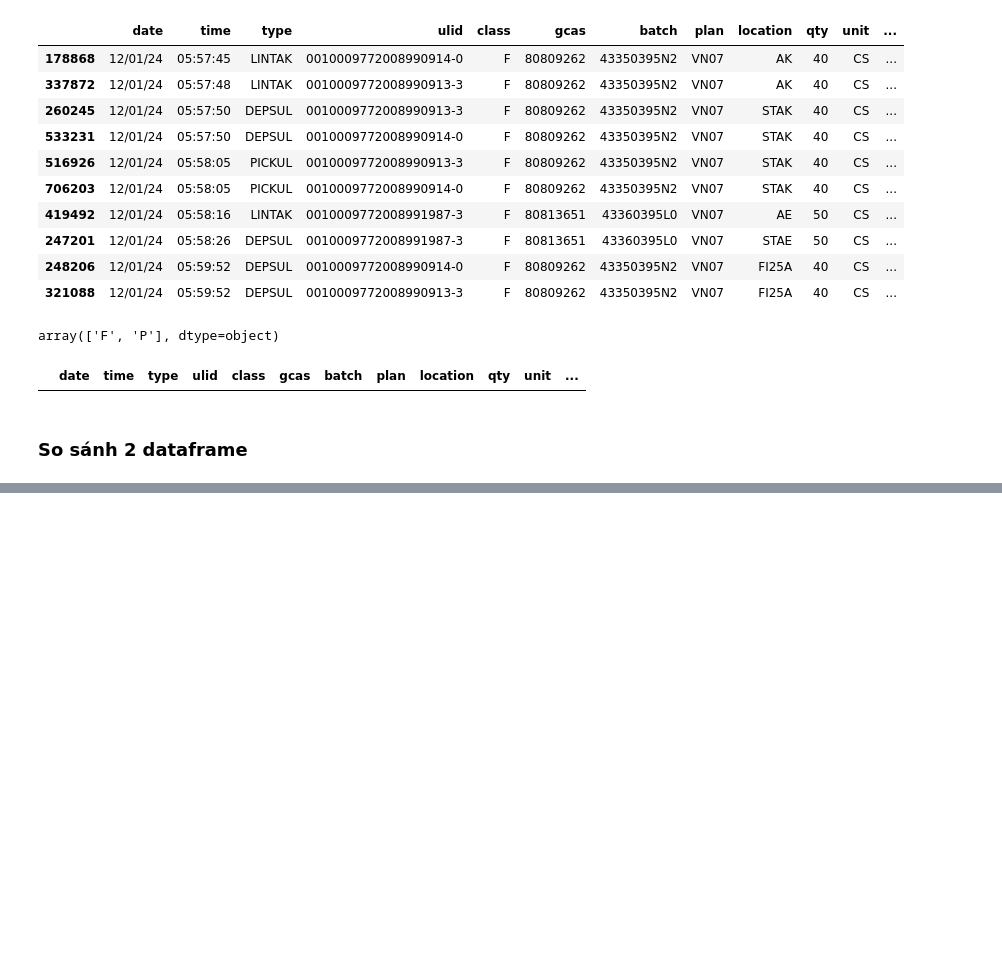
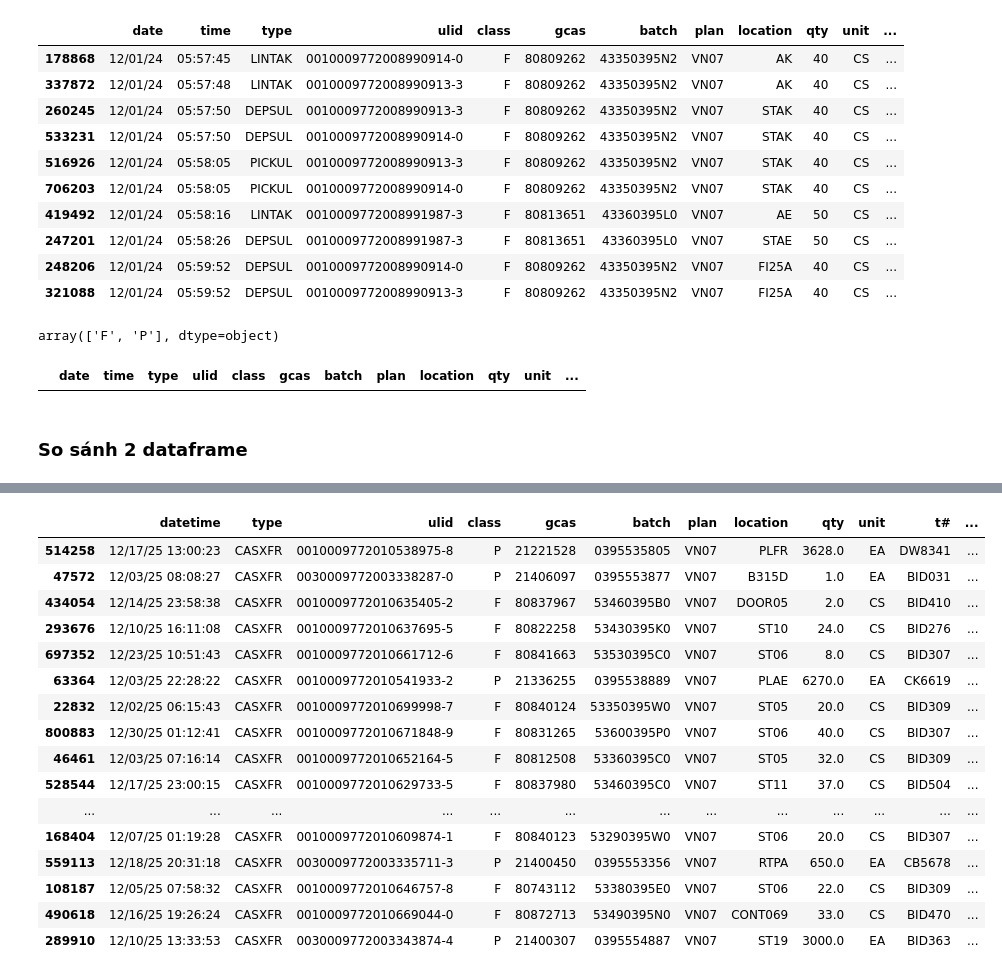
Before and after one commit to biennn86/streamlit_v2, a Jupyter notebook: _linhtinh/np/get_trans_pattern_new.ipynb, the cells around one changed output, grey strips where cells are left out. Drawn from its saved outputs; the diff is of its cells as text; code cells hidden in the pictures; blank space fills up the shorter version.

```diff
--- a/_linhtinh/np/get_trans_pattern_new.ipynb
+++ b/_linhtinh/np/get_trans_pattern_new.ipynb
@@ -151,0 +445,32 @@ df_178687[df_178687['ulid'] == '0010009772008759523-9']
+# %%
+import numpy as np
+df_result = df_result.sort_values(by=['datetime'])
+df_result = df_result.drop_duplicates(keep='last')
+# df_result['unit'] = df_result['unit'].replace('', 'EA')
+df_result['t#'] = df_result['t#'].str.replace('Tech=', '', regex=False)
+df_result['location'] = df_result['location'].str.replace(r'\s+', '', regex=True)
+df_result['location_casxfr'] = df_result['location_casxfr'].str.replace(r'\s+', '', regex=True)
+
+# Điều kiện: Nếu ô đó bị NaN VÀ một cột khác (ví dụ: 'loai') có giá trị là 'A'
+dieu_kien_p = ((df_result['unit'].isna()) | (df_result['unit'] == '')) & (df_result['class'] == 'P')
+dieu_kien_f = ((df_result['unit'].isna()) | (df_result['unit'] == '')) & (df_result['class'] == 'F')
+
+# Điền số 0 vào những ô thỏa mãn điều kiện, các ô khác giữ nguyên giá trị cũ
+df_result['unit'] = np.where(dieu_kien_p, 'EA', df_result['unit'])
+df_result['unit'] = np.where(dieu_kien_f, 'CS', df_result['unit'])
+
+# Loại bỏ những dòng qty=0
+#Cách 1:
+# # Chuyển cột qty về dạng số trước để tránh lỗi định dạng chuỗi (text)
+# df_result['qty'] = pd.to_numeric(df_result['qty'], errors='coerce')
+
+# # Lọc lấy các dòng có qty lớn hơn 0 và ghi đè lại bảng cũ
+# df_result = df_result[df_result['qty'] > 0]
+# Cách 2
+# df_result = df_result.query('qty > 0')
+# Cách 3: Tối ưu nhất cho các bảng dữ liệu lớn
+# Sử dụng .loc giúp Pandas xử lý bộ nhớ tốt hơn và tránh gặp phải cảnh báo SettingWithCopyWarning về sau.
+df_result['qty'] = pd.to_numeric(df_result['qty'], errors='coerce')
+df_result = df_result.loc[df_result['qty'] > 0].reset_index(drop=True)
+# display(df_result.sample(20))
+print(df_result.info())
@@ -151,0 +495,20 @@ df_178687[df_178687['ulid'] == '0010009772008759523-9']
+# %%
+display(df_result[df_result['ulid_casxfr']!=''].sample(20))
+# %% [output]
+|  | datetime | type | ulid | class | gcas | batch | plan | location | qty | unit | t# | ... |
+| 514258 | 12/17/25 13:00:23 | CASXFR | 0010009772010538975-8 | P | 21221528 | 0395535805 | VN07 | PLFR | 3628.0 | EA | DW8341 | ... |
+| 47572 | 12/03/25 08:08:27 | CASXFR | 0030009772003338287-0 | P | 21406097 | 0395553877 | VN07 | B315D | 1.0 | EA | BID031 | ... |
+| 434054 | 12/14/25 23:58:38 | CASXFR | 0010009772010635405-2 | F | 80837967 | 53460395B0 | VN07 | DOOR05 | 2.0 | CS | BID410 | ... |
+| 293676 | 12/10/25 16:11:08 | CASXFR | 0010009772010637695-5 | F | 80822258 | 53430395K0 | VN07 | ST10 | 24.0 | CS | BID276 | ... |
+| 697352 | 12/23/25 10:51:43 | CASXFR | 0010009772010661712-6 | F | 80841663 | 53530395C0 | VN07 | ST06 | 8.0 | CS | BID307 | ... |
+| 63364 | 12/03/25 22:28:22 | CASXFR | 0010009772010541933-2 | P | 21336255 | 0395538889 | VN07 | PLAE | 6270.0 | EA | CK6619 | ... |
+| 22832 | 12/02/25 06:15:43 | CASXFR | 0010009772010699998-7 | F | 80840124 | 53350395W0 | VN07 | ST05 | 20.0 | CS | BID309 | ... |
+| 800883 | 12/30/25 01:12:41 | CASXFR | 0010009772010671848-9 | F | 80831265 | 53600395P0 | VN07 | ST06 | 40.0 | CS | BID307 | ... |
+| 46461 | 12/03/25 07:16:14 | CASXFR | 0010009772010652164-5 | F | 80812508 | 53360395C0 | VN07 | ST05 | 32.0 | CS | BID309 | ... |
+| 528544 | 12/17/25 23:00:15 | CASXFR | 0010009772010629733-5 | F | 80837980 | 53460395C0 | VN07 | ST11 | 37.0 | CS | BID504 | ... |
+| ... | ... | ... | ... | ... | ... | ... | ... | ... | ... | ... | ... | ... |
+| 168404 | 12/07/25 01:19:28 | CASXFR | 0010009772010609874-1 | F | 80840123 | 53290395W0 | VN07 | ST06 | 20.0 | CS | BID307 | ... |
+| 559113 | 12/18/25 20:31:18 | CASXFR | 0030009772003335711-3 | P | 21400450 | 0395553356 | VN07 | RTPA | 650.0 | EA | CB5678 | ... |
+| 108187 | 12/05/25 07:58:32 | CASXFR | 0010009772010646757-8 | F | 80743112 | 53380395E0 | VN07 | ST06 | 22.0 | CS | BID309 | ... |
+| 490618 | 12/16/25 19:26:24 | CASXFR | 0010009772010669044-0 | F | 80872713 | 53490395N0 | VN07 | CONT069 | 33.0 | CS | BID470 | ... |
+| 289910 | 12/10/25 13:33:53 | CASXFR | 0030009772003343874-4 | P | 21400307 | 0395554887 | VN07 | ST19 | 3000.0 | EA | BID363 | ... |
```
Also changed, not shown: parts of 30 cells of this notebook, 4 other files.
